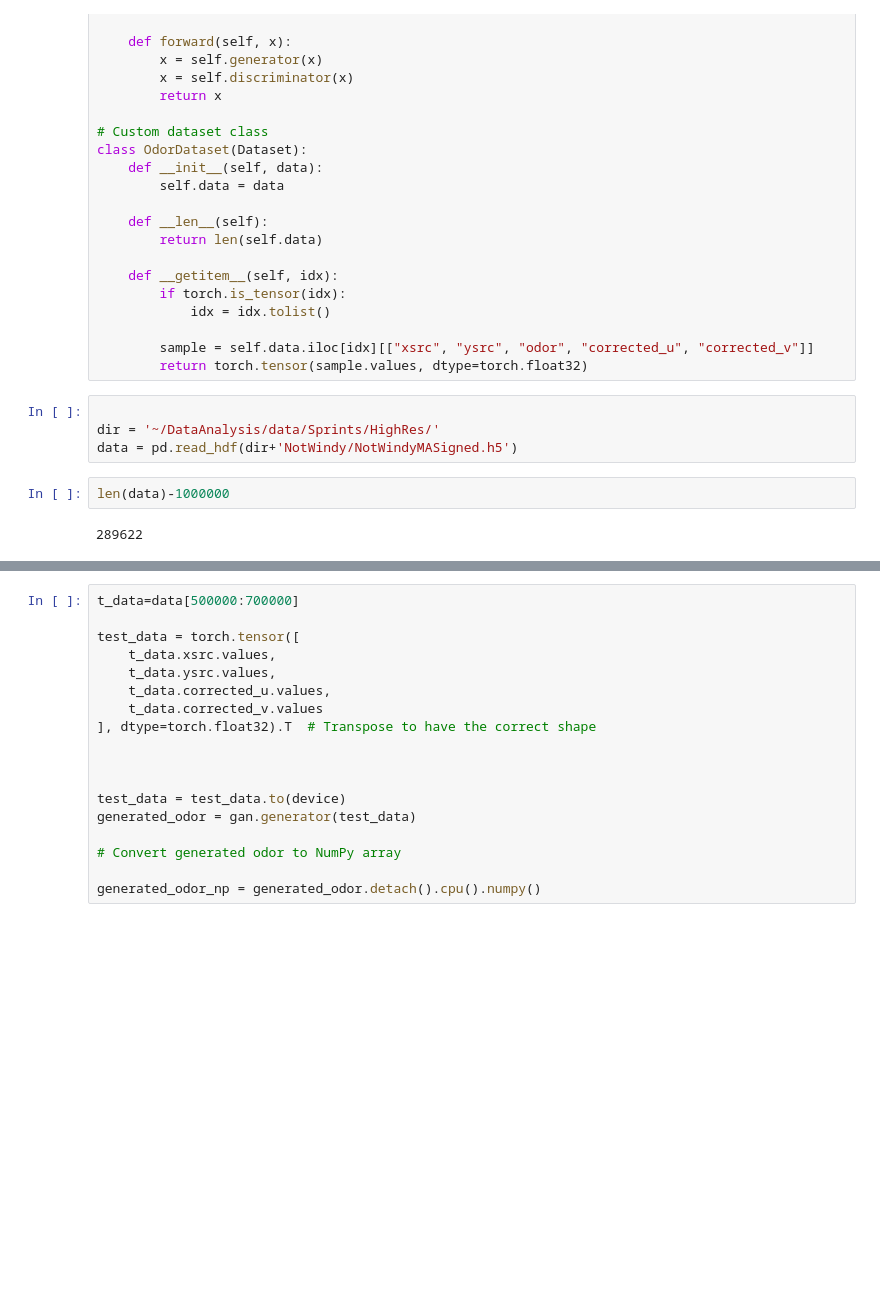
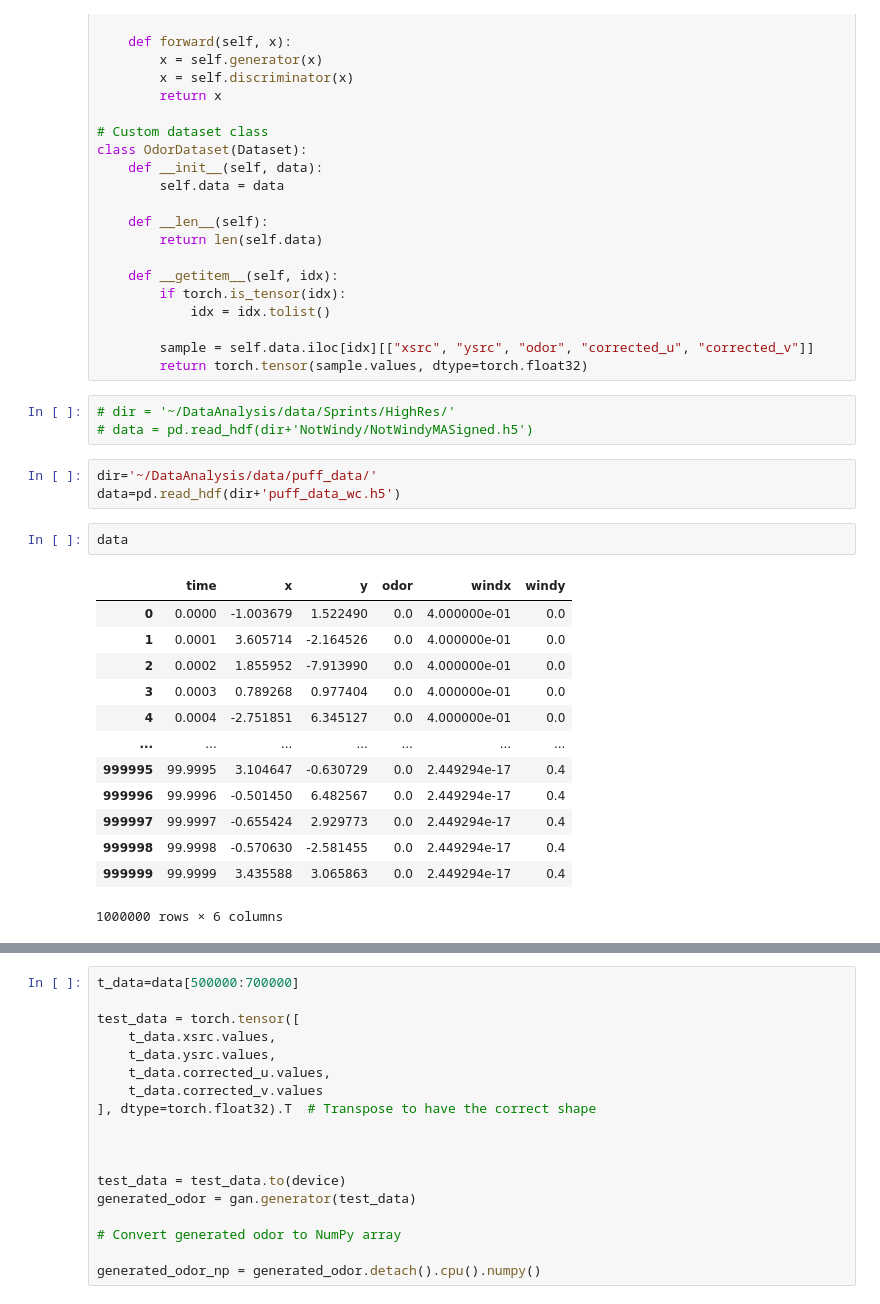
Before and after one commit to arunavanag591/plume_sim, a Jupyter notebook: ganCuda.ipynb, the cells around one changed output, grey strips where cells are left out. Saved outputs shown, nothing was run; the diff lists cells and outputs as text; blank space fills up the shorter version.

```diff
--- a/ganCuda.ipynb
+++ b/ganCuda.ipynb
@@ -84,13 +84,27 @@ class OdorDataset(Dataset):
         sample = self.data.iloc[idx][["xsrc", "ysrc", "odor", "corrected_u", "corrected_v"]]
         return torch.tensor(sample.values, dtype=torch.float32)
 # %%
-
-dir = '~/DataAnalysis/data/Sprints/HighRes/'
-data = pd.read_hdf(dir+'NotWindy/NotWindyMASigned.h5')
+# dir = '~/DataAnalysis/data/Sprints/HighRes/'
+# data = pd.read_hdf(dir+'NotWindy/NotWindyMASigned.h5')
 # %%
-len(data)-1000000
+dir='~/DataAnalysis/data/puff_data/'
+data=pd.read_hdf(dir+'puff_data_wc.h5')
-# %% [output]
-289622
+# %%
+data
+# %% [output]
+|  | time | x | y | odor | windx | windy |
+| 0 | 0.0000 | -1.003679 | 1.522490 | 0.0 | 4.000000e-01 | 0.0 |
+| 1 | 0.0001 | 3.605714 | -2.164526 | 0.0 | 4.000000e-01 | 0.0 |
+| 2 | 0.0002 | 1.855952 | -7.913990 | 0.0 | 4.000000e-01 | 0.0 |
+| 3 | 0.0003 | 0.789268 | 0.977404 | 0.0 | 4.000000e-01 | 0.0 |
+| 4 | 0.0004 | -2.751851 | 6.345127 | 0.0 | 4.000000e-01 | 0.0 |
+| ... | ... | ... | ... | ... | ... | ... |
+| 999995 | 99.9995 | 3.104647 | -0.630729 | 0.0 | 2.449294e-17 | 0.4 |
+| 999996 | 99.9996 | -0.501450 | 6.482567 | 0.0 | 2.449294e-17 | 0.4 |
+| 999997 | 99.9997 | -0.655424 | 2.929773 | 0.0 | 2.449294e-17 | 0.4 |
+| 999998 | 99.9998 | -0.570630 | -2.581455 | 0.0 | 2.449294e-17 | 0.4 |
+| 999999 | 99.9999 | 3.435588 | 3.065863 | 0.0 | 2.449294e-17 | 0.4 |
+1000000 rows × 6 columns
 # %%
 # Replace with your data file
 
```
Also changed, not shown: parts of 1 cell of this notebook, 4 other files.
